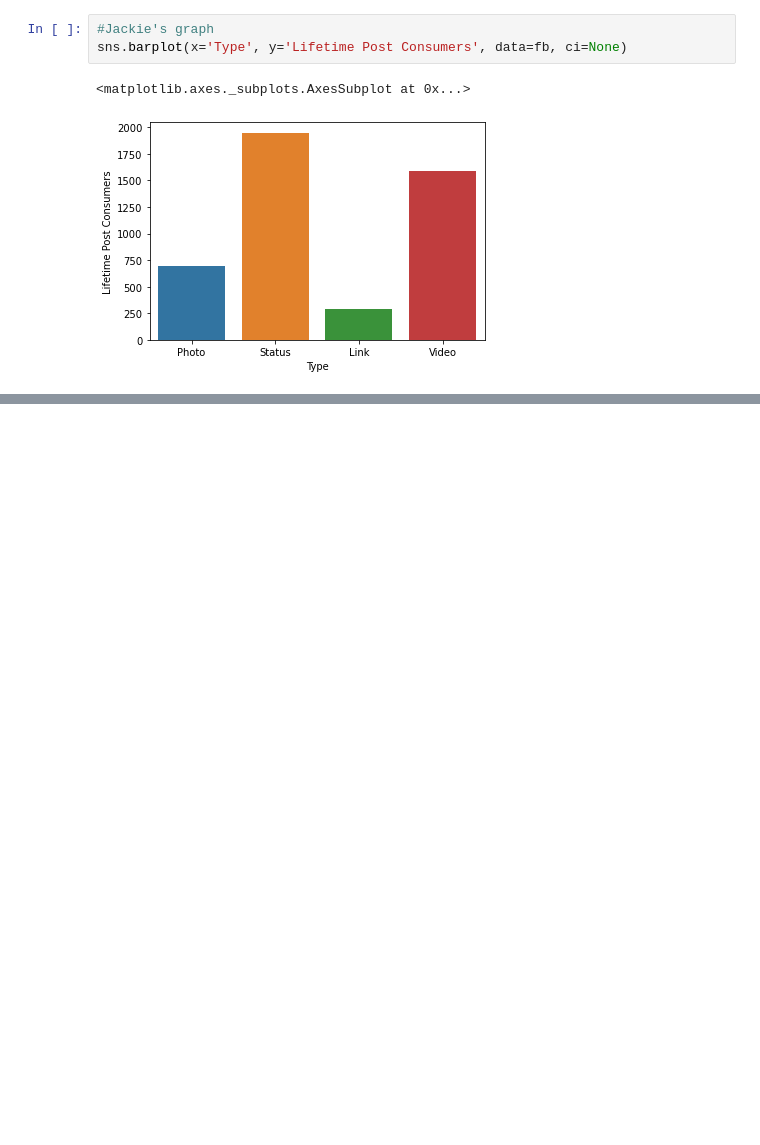
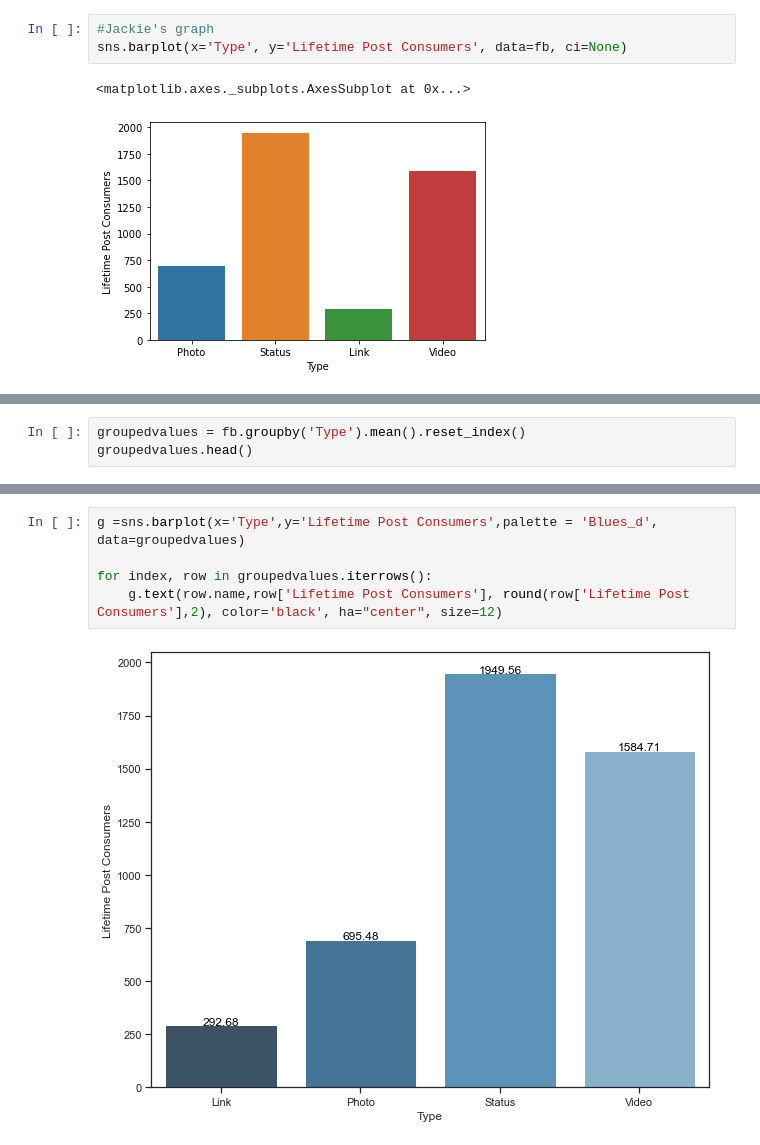
Before and after one commit to jerazo1744/INTRO-TO-DATA-ANALYSIS, a Jupyter notebook: facebook.ipynb, the cells around one changed output, grey strips where cells are left out. Saved outputs shown, nothing was run; the diff lists cells and outputs as text; blank space fills up the shorter version.

```diff
--- a/facebook.ipynb
+++ b/facebook.ipynb
@@ -99,0 +81,3 @@ grouped
+# %%
+groupedvalues = fb.groupby('Type').mean().reset_index()
+groupedvalues.head()
@@ -99,0 +90,7 @@ grouped
+# %%
+g =sns.barplot(x='Type',y='Lifetime Post Consumers',palette = 'Blues_d', data=groupedvalues)
+
+for index, row in groupedvalues.iterrows():
+    g.text(row.name,row['Lifetime Post Consumers'], round(row['Lifetime Post Consumers'],2), color='black', ha="center", size=12)
+# %% [output]
+[figure, added]
```
Also changed, not shown: parts of 7 cells of this notebook.
